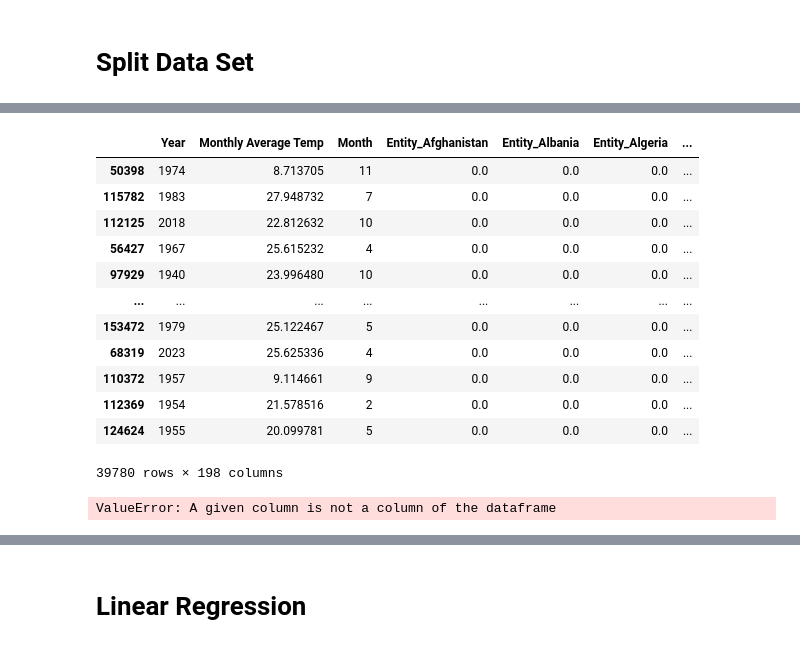
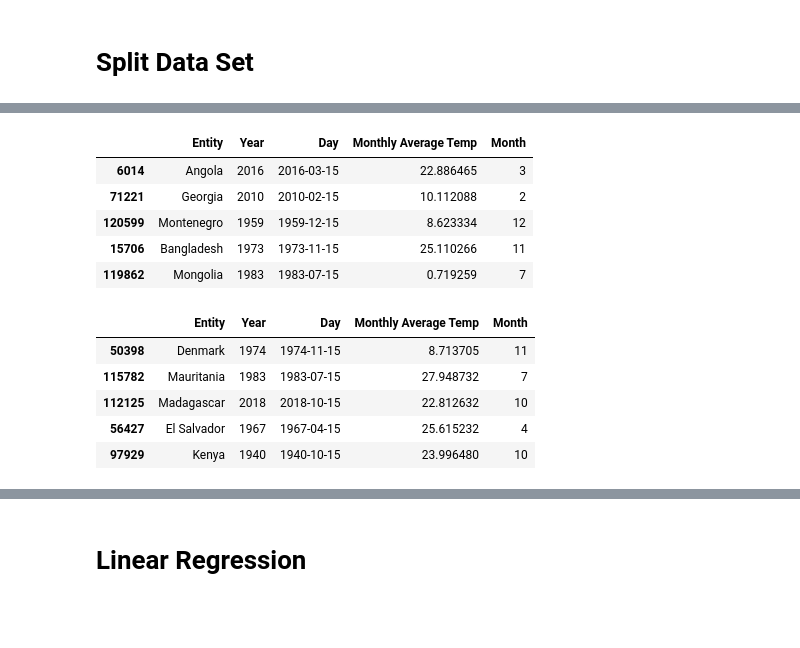
Before and after one commit to HugsAndSquishes/temperature-prediction, a Jupyter notebook: notebooks/modeling.ipynb, the cells around one changed output, grey strips where cells are left out. Drawn from its saved outputs; the diff is of its cells as text; code cells hidden in the pictures; blank space fills up the shorter version.

```diff
--- a/notebooks/modeling.ipynb
+++ b/notebooks/modeling.ipynb
@@ -14,7 +25,7 @@ df["Month"] = pd.to_datetime(df["Day"]).dt.month
 df['Year'] = pd.to_datetime(df['Day']).dt.year
 
 # I dropped the "Day" column because it was causing an error.
-df = df.drop("Day", axis=1)
+#df = df.drop("Day", axis=1)
 df.info()
 # %% [output]
 <class 'pandas.core.frame.DataFrame'>
@@ -65,35 +57,18 @@ X_train
+# %%
+X_train.head()
+# %% [output]
+|  | Entity | Year | Day | Monthly Average Temp | Month |
+| 6014 | Angola | 2016 | 2016-03-15 | 22.886465 | 3 |
+| 71221 | Georgia | 2010 | 2010-02-15 | 10.112088 | 2 |
+| 120599 | Montenegro | 1959 | 1959-12-15 | 8.623334 | 12 |
+| 15706 | Bangladesh | 1973 | 1973-11-15 | 25.110266 | 11 |
+| 119862 | Mongolia | 1983 | 1983-07-15 | 0.719259 | 7 |
 # %%
-X_test
+X_test.head()
 # %% [output]
-|  | Year | Monthly Average Temp | Month | Entity_Afghanistan | Entity_Albania | Entity_Algeria | ... |
-| 50398 | 1974 | 8.713705 | 11 | 0.0 | 0.0 | 0.0 | ... |
-| 115782 | 1983 | 27.948732 | 7 | 0.0 | 0.0 | 0.0 | ... |
-| 112125 | 2018 | 22.812632 | 10 | 0.0 | 0.0 | 0.0 | ... |
-| 56427 | 1967 | 25.615232 | 4 | 0.0 | 0.0 | 0.0 | ... |
-| 97929 | 1940 | 23.996480 | 10 | 0.0 | 0.0 | 0.0 | ... |
-| ... | ... | ... | ... | ... | ... | ... | ... |
-| 153472 | 1979 | 25.122467 | 5 | 0.0 | 0.0 | 0.0 | ... |
-| 68319 | 2023 | 25.625336 | 4 | 0.0 | 0.0 | 0.0 | ... |
-| 110372 | 1957 | 9.114661 | 9 | 0.0 | 0.0 | 0.0 | ... |
-| 112369 | 1954 | 21.578516 | 2 | 0.0 | 0.0 | 0.0 | ... |
-| 124624 | 1955 | 20.099781 | 5 | 0.0 | 0.0 | 0.0 | ... |
+|  | Entity | Year | Day | Monthly Average Temp | Month |
+| 50398 | Denmark | 1974 | 1974-11-15 | 8.713705 | 11 |
+| 115782 | Mauritania | 1983 | 1983-07-15 | 27.948732 | 7 |
+| 112125 | Madagascar | 2018 | 2018-10-15 | 22.812632 | 10 |
+| 56427 | El Salvador | 1967 | 1967-04-15 | 25.615232 | 4 |
+| 97929 | Kenya | 1940 | 1940-10-15 | 23.996480 | 10 |
-39780 rows × 198 columns
-# %%
-ct_train = ColumnTransformer([
-        ('somename', StandardScaler(), ['Monthly Average Temp'])
-    ], remainder='passthrough')
-
-ct_test = ColumnTransformer([
-        ('somename', StandardScaler(), ['Monthly Average Temp'])
-    ], remainder='passthrough')
-
-X_train_scaled = ct_train.fit_transform(X_train)
-X_test_scaled = ct_test.fit_transform(X_test)
-
-'''
-scaler = StandardScaler()
-X_train_scaled = scaler.fit_transform(X_train)
-X_test_scaled = scaler.transform(X_test)
-'''
-# %% [output]
-ValueError: A given column is not a column of the dataframe
```
Also changed, not shown: parts of 18 cells of this notebook, 4 other files.
